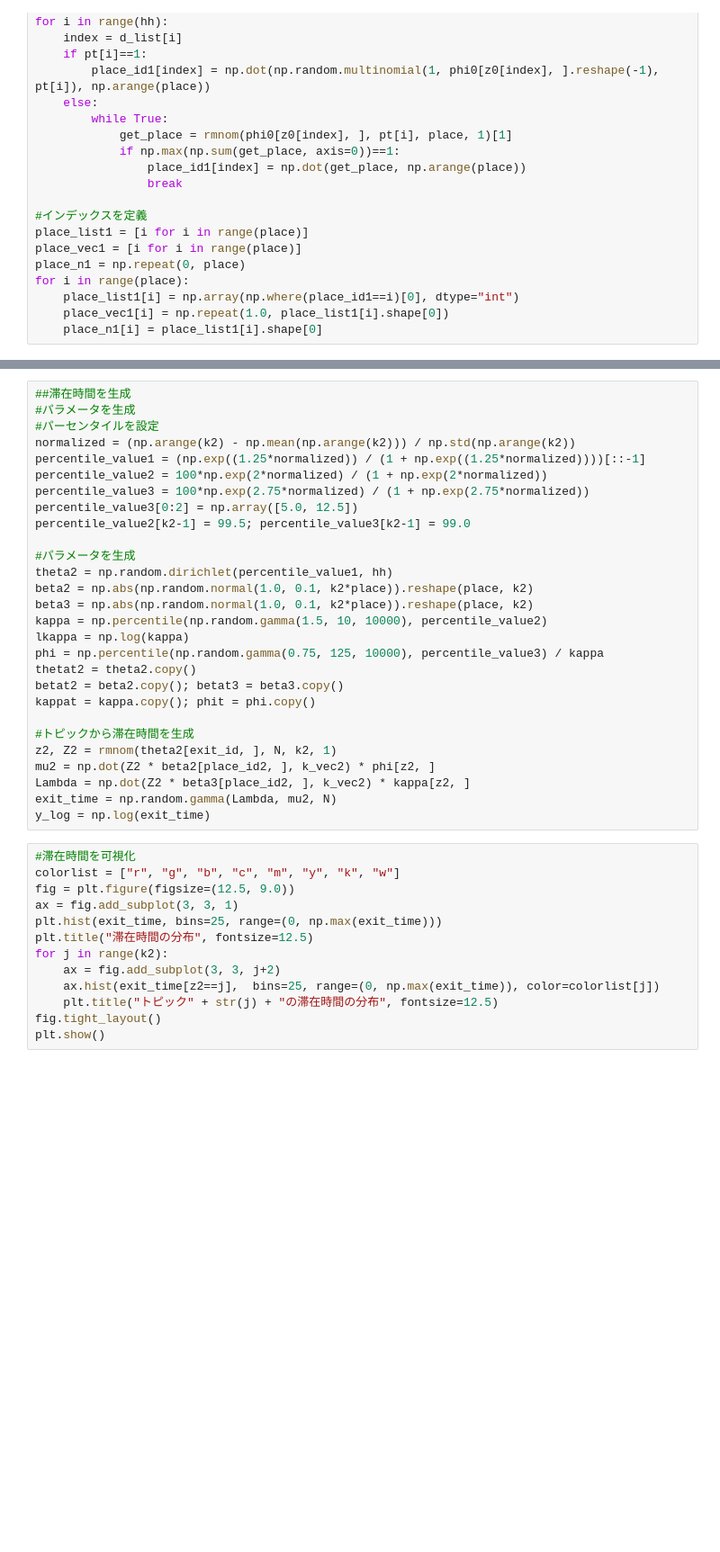
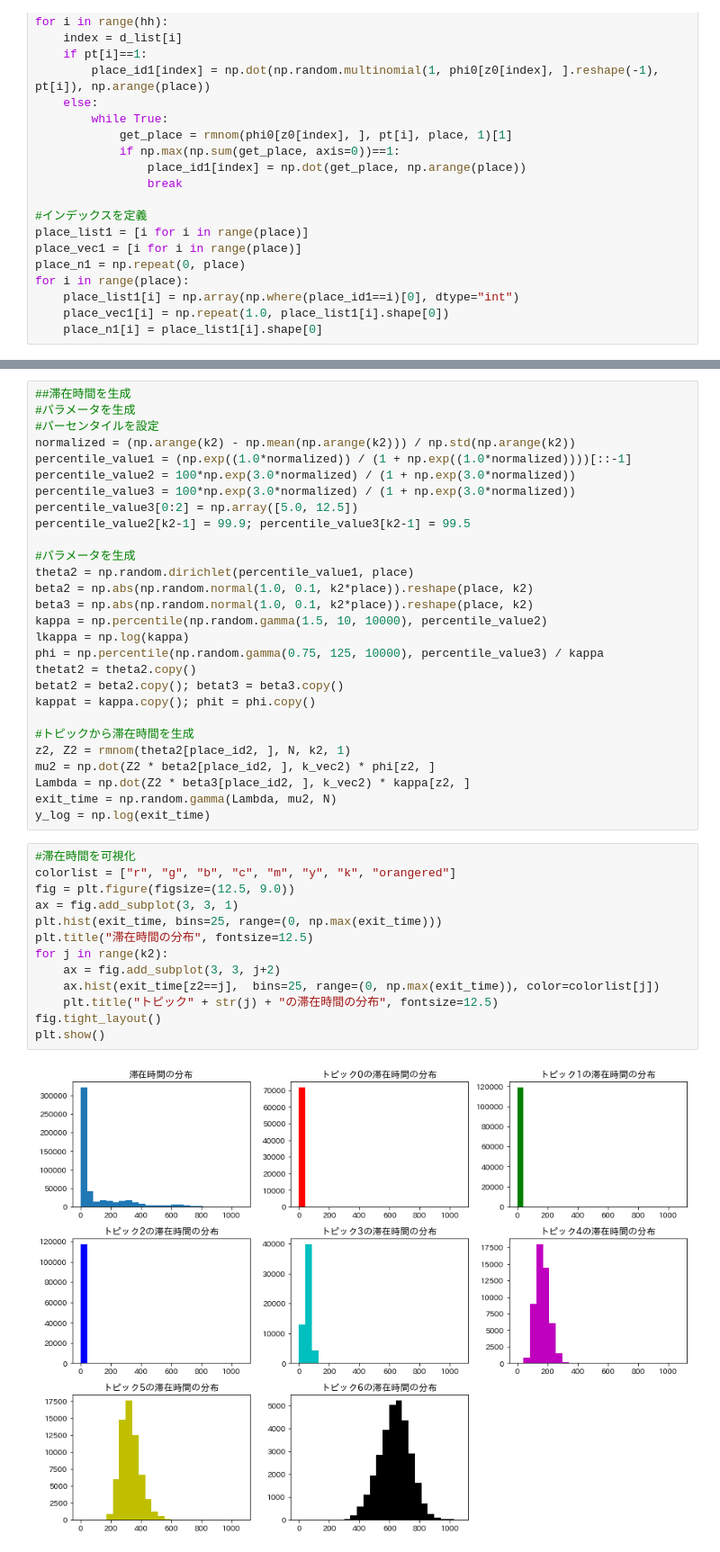
Before and after one commit to shiny-colors/Machine_Learning_Python, a Jupyter notebook: Topic_sharing_Duration_time_estimation.ipynb, the cells around one changed output, grey strips where cells are left out. Shown: that part at 90% size. Cells and saved outputs as stored; diff of their text form; blank space fills up the shorter version.

```diff
--- a/Topic_sharing_Duration_time_estimation.ipynb
+++ b/Topic_sharing_Duration_time_estimation.ipynb
@@ -141,14 +152,14 @@ for i in range(place):
 #パラメータを生成
 #パーセンタイルを設定
 normalized = (np.arange(k2) - np.mean(np.arange(k2))) / np.std(np.arange(k2))
-percentile_value1 = (np.exp((1.25*normalized)) / (1 + np.exp((1.25*normalized))))[::-1]
-percentile_value2 = 100*np.exp(2*normalized) / (1 + np.exp(2*normalized))
-percentile_value3 = 100*np.exp(2.75*normalized) / (1 + np.exp(2.75*normalized))
+percentile_value1 = (np.exp((1.0*normalized)) / (1 + np.exp((1.0*normalized))))[::-1]
+percentile_value2 = 100*np.exp(3.0*normalized) / (1 + np.exp(3.0*normalized))
+percentile_value3 = 100*np.exp(3.0*normalized) / (1 + np.exp(3.0*normalized))
 percentile_value3[0:2] = np.array([5.0, 12.5])
-percentile_value2[k2-1] = 99.5; percentile_value3[k2-1] = 99.0
+percentile_value2[k2-1] = 99.9; percentile_value3[k2-1] = 99.5
 
 #パラメータを生成
-theta2 = np.random.dirichlet(percentile_value1, hh)
+theta2 = np.random.dirichlet(percentile_value1, place)
 beta2 = np.abs(np.random.normal(1.0, 0.1, k2*place)).reshape(place, k2)
 beta3 = np.abs(np.random.normal(1.0, 0.1, k2*place)).reshape(place, k2)
 kappa = np.percentile(np.random.gamma(1.5, 10, 10000), percentile_value2)
@@ -159,24 +170,26 @@ betat2 = beta2.copy(); betat3 = beta3.copy()
 kappat = kappa.copy(); phit = phi.copy()
 
 #トピックから滞在時間を生成
-z2, Z2 = rmnom(theta2[exit_id, ], N, k2, 1)
+z2, Z2 = rmnom(theta2[place_id2, ], N, k2, 1)
 mu2 = np.dot(Z2 * beta2[place_id2, ], k_vec2) * phi[z2, ]
 Lambda = np.dot(Z2 * beta3[place_id2, ], k_vec2) * kappa[z2, ]
 exit_time = np.random.gamma(Lambda, mu2, N)
 y_log = np.log(exit_time)
 # %%
 #滞在時間を可視化
-colorlist = ["r", "g", "b", "c", "m", "y", "k", "w"]
+colorlist = ["r", "g", "b", "c", "m", "y", "k", "orangered"]
 fig = plt.figure(figsize=(12.5, 9.0))
 ax = fig.add_subplot(3, 3, 1)
 plt.hist(exit_time, bins=25, range=(0, np.max(exit_time)))
 plt.title("滞在時間の分布", fontsize=12.5)
 for j in range(k2):
     ax = fig.add_subplot(3, 3, j+2)
     ax.hist(exit_time[z2==j],  bins=25, range=(0, np.max(exit_time)), color=colorlist[j])
     plt.title("トピック" + str(j) + "の滞在時間の分布", fontsize=12.5)
 fig.tight_layout()
 plt.show()
+# %% [output]
+[figure, added]
 # %%
 ####Topic sharing Duration time estimation modelを推定####
 ##ガンマ分布のパラメータを推定するための関数
```
Also changed, not shown: parts of 12 cells of this notebook.
